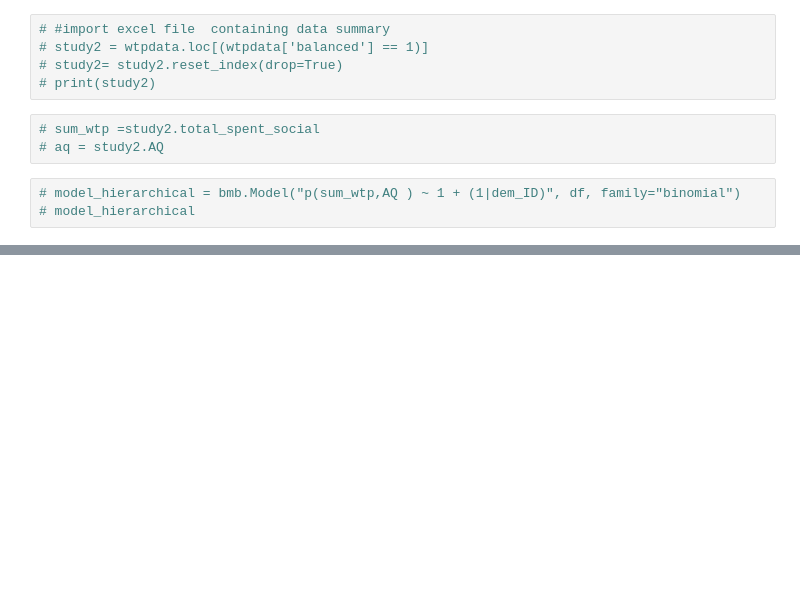
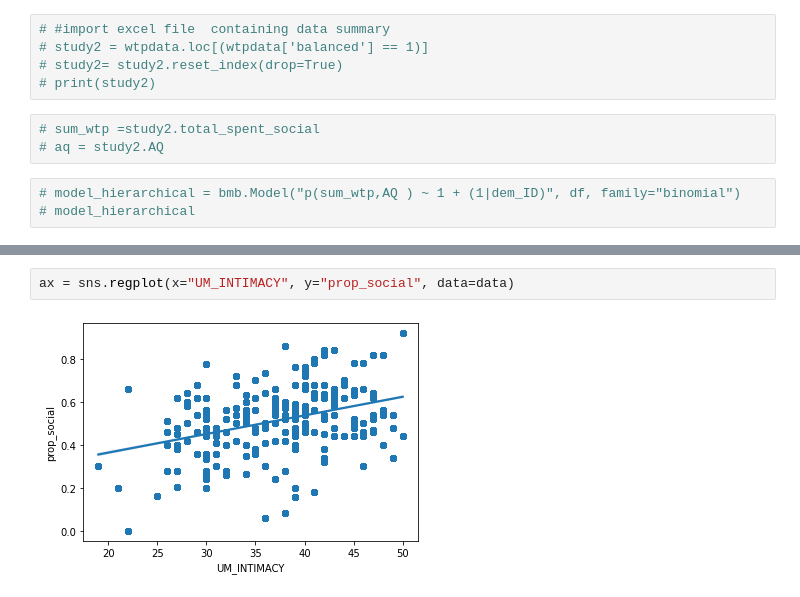
Before and after one commit to fareri-lab/WTP_CardTask, a Jupyter notebook: APS/WTP_HLM.ipynb, the cells around one changed output, grey strips where cells are left out. Cells and saved outputs as stored; diff of their text form; blank space fills up the shorter version.

```diff
--- a/APS/WTP_HLM.ipynb
+++ b/APS/WTP_HLM.ipynb
@@ -115,0 +337,4 @@ get_stats()
+# %%
+ax = sns.regplot(x="UM_INTIMACY", y="prop_social", data=data)
+# %% [output]
+[figure, added]
```
Also changed, not shown: parts of 19 cells of this notebook.
